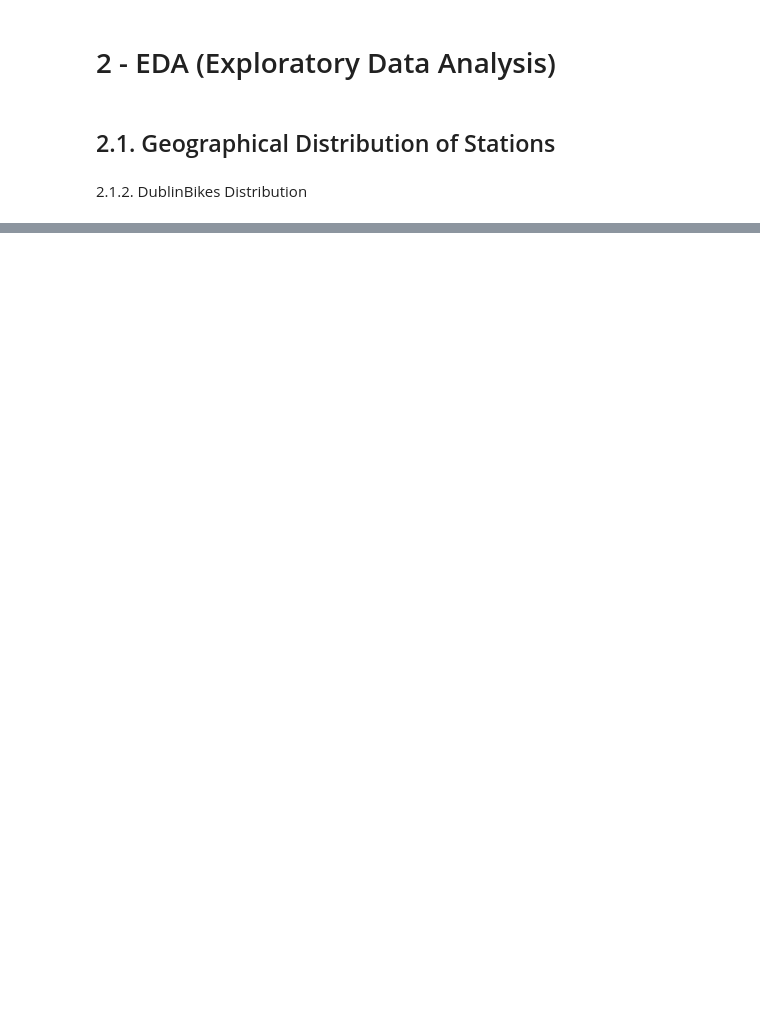
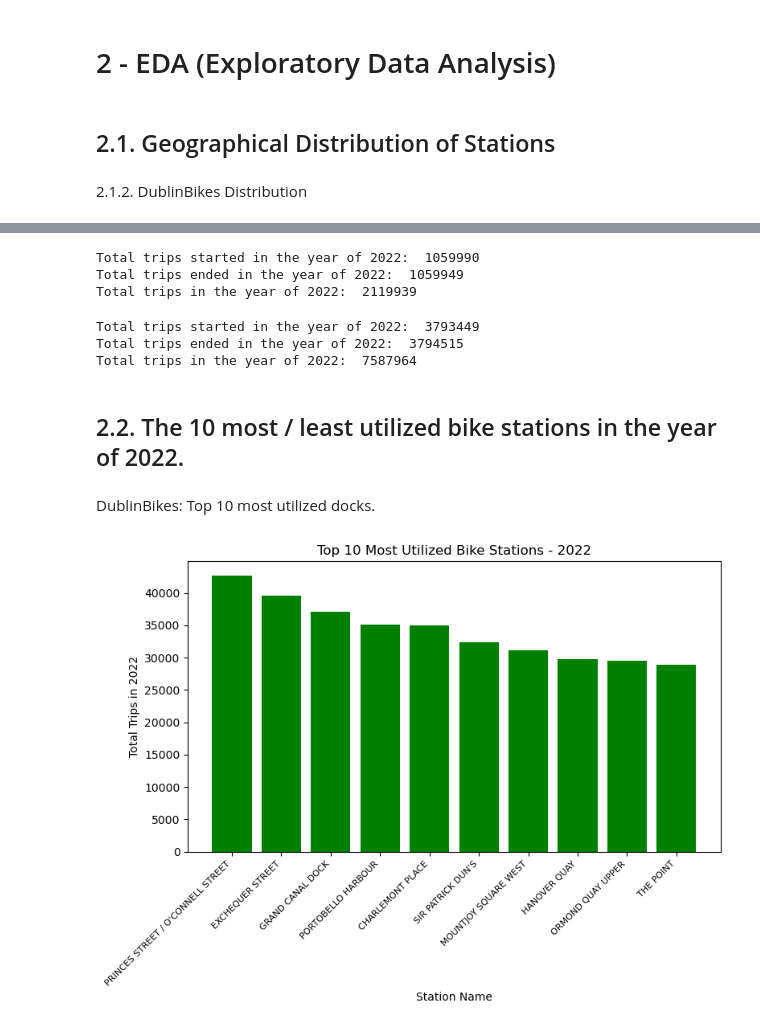
Before and after one commit to raphaelElearning/MSC_DA_Repeat, a Jupyter notebook: 2020100_MSC_DA_Repeat.ipynb, the cells around one changed output, grey strips where cells are left out. Saved outputs shown, nothing was run; the diff lists cells and outputs as text; code cells hidden in the pictures; blank space fills up the shorter version.

```diff
--- a/2020100_MSC_DA_Repeat.ipynb
+++ b/2020100_MSC_DA_Repeat.ipynb
@@ -158,18 +161,18 @@ Dataset: Number of trips
 # %%
 # Sorting rows by station_id and time.
 
-dublin_total_trips = df_dublin.sort_values(by=['station_id', 'time'])
+dublin_filtered_station_time = df_dublin.sort_values(by=['station_id', 'time'])
 # %%
 # Calculating number of trips per row (ended and started).
 # Obs: There is a slight modifycation in the lambda function since 'ended' and 'started'(lambda x: -x in
 # comparison to lambda x: x) as the number of the current available bikes / available stands subtracted from the previous number will
 # dictate if it is a starting or ending trip. (AS + / AB - = Trips started; AS - / AB + = Trips ended)
 
-dublin_total_trips['trips_started'] = dublin_total_trips.groupby('station_id')['available_bikes'].diff().fillna(0)
-dublin_total_trips['trips_started'] = dublin_total_trips['trips_started'].apply(lambda x: -x if x < 0 else 0)
+dublin_filtered_station_time['trips_started'] = dublin_filtered_station_time.groupby('station_id')['available_bikes'].diff().fillna(0)
+dublin_filtered_station_time['trips_started'] = dublin_filtered_station_time['trips_started'].apply(lambda x: -x if x < 0 else 0)
 
-dublin_total_trips['trips_ended'] = dublin_total_trips.groupby('station_id')['available_bikes'].diff().fillna(0)
-dublin_total_trips['trips_ended'] = dublin_total_trips['trips_ended'].apply(lambda x: x if x > 0 else 0)
+dublin_filtered_station_time['trips_ended'] = dublin_filtered_station_time.groupby('station_id')['available_bikes'].diff().fillna(0)
+dublin_filtered_station_time['trips_ended'] = dublin_filtered_station_time['trips_ended'].apply(lambda x: x if x > 0 else 0)
 
-dublin_total_trips['total_trips_per_station'] = dublin_total_trips['trips_started']+dublin_total_trips['trips_ended']
+dublin_filtered_station_time['total_trips_per_station'] = dublin_filtered_station_time ['trips_started']+dublin_filtered_station_time['trips_ended']
 # %%
@@ -184,5 +187,6 @@ dublin_total_trips.head()
 # %%
 # Calculating totals
 
-dublin_total_trips = dublin_total_trips.groupby(['station_id', 'station'])[['trips_started', 'trips_ended', 'total_trips_per_station']].sum().reset_index()
+dublin_total_trips = dublin_filtered_station_time.groupby(['station_id', 'station'])[['trips_started', 'trips_ended', 'total_trips_per_station']].sum().reset_index()
+dublin_total_trips = dublin_filtered_station_time.groupby(['station_id', 'station'])[['trips_started', 'trips_ended', 'total_trips_per_station']].sum().reset_index()
 # %%
@@ -640,0 +777,49 @@ dublin_distribution.show()
+# %%
+dublin_total_trips_started = dublin_total_trips['trips_started'].sum()
+dublin_total_trips_ended = dublin_total_trips['trips_ended'].sum()
+dublin_total_trips_total = dublin_total_trips['total_trips_per_station'].sum()
+
+print('Total trips started in the year of 2022: ', dublin_total_trips_started)
+print('Total trips ended in the year of 2022: ', dublin_total_trips_ended)
+print('Total trips in the year of 2022: ', dublin_total_trips_total)
+# %% [output]
+Total trips started in the year of 2022:  1059990
+Total trips ended in the year of 2022:  1059949
+Total trips in the year of 2022:  2119939
+# %%
+boston_total_trips_started = boston_total_trips['trips_started'].sum()
+boston_total_trips_ended = boston_total_trips['trips_ended'].sum()
+boston_total_trips_total = boston_total_trips['total_trips'].sum()
+
+print('Total trips started in the year of 2022: ', boston_total_trips_started)
+print('Total trips ended in the year of 2022: ', boston_total_trips_ended)
+print('Total trips in the year of 2022: ', boston_total_trips_total)
+# %% [output]
+Total trips started in the year of 2022:  3793449
+Total trips ended in the year of 2022:  3794515
+Total trips in the year of 2022:  7587964
+# %% [markdown]
+## 2.2. The 10 most / least utilized bike stations in the year of 2022.
+# %%
+# Since we have a large number of stations per bike scheme, we will plot the top and bottom 10 dock station for each datset.
+
+dublin_top_10_usage = dublin_total_trips.nlargest(10, 'total_trips_per_station')
+dublin_bottom_10_usage = dublin_total_trips.nsmallest(10, 'total_trips_per_station')
+
+boston_top_10_usage = boston_total_trips.nlargest(10, 'total_trips')
+boston_bottom_10_usage = boston_total_trips.nsmallest(10, 'total_trips')
+# %% [markdown]
+DublinBikes: Top 10 most utilized docks.
+# %%
+plt.figure(figsize=(8, 6))
+plt.bar(dublin_top_10_usage['station'], dublin_top_10_usage['total_trips_per_station'], color='green')
+plt.xlabel('Station Name')
+plt.ylabel('Total Trips in 2022')
+plt.title('Top 10 Most Utilized Bike Stations - 2022')
+plt.xticks(rotation=45, ha='right', fontsize=8)
+plt.yticks(rotation=0)
+
+plt.tight_layout()
+plt.show()
+# %% [output]
+[figure, added]
```
Also changed, not shown: parts of 36 cells of this notebook, 2 other files.
